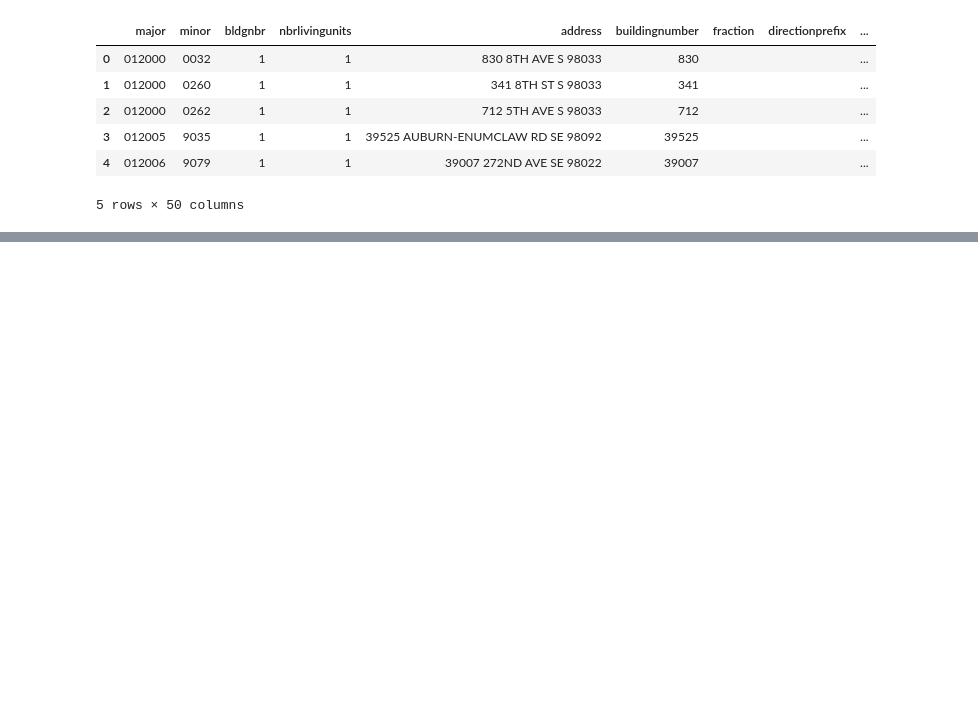
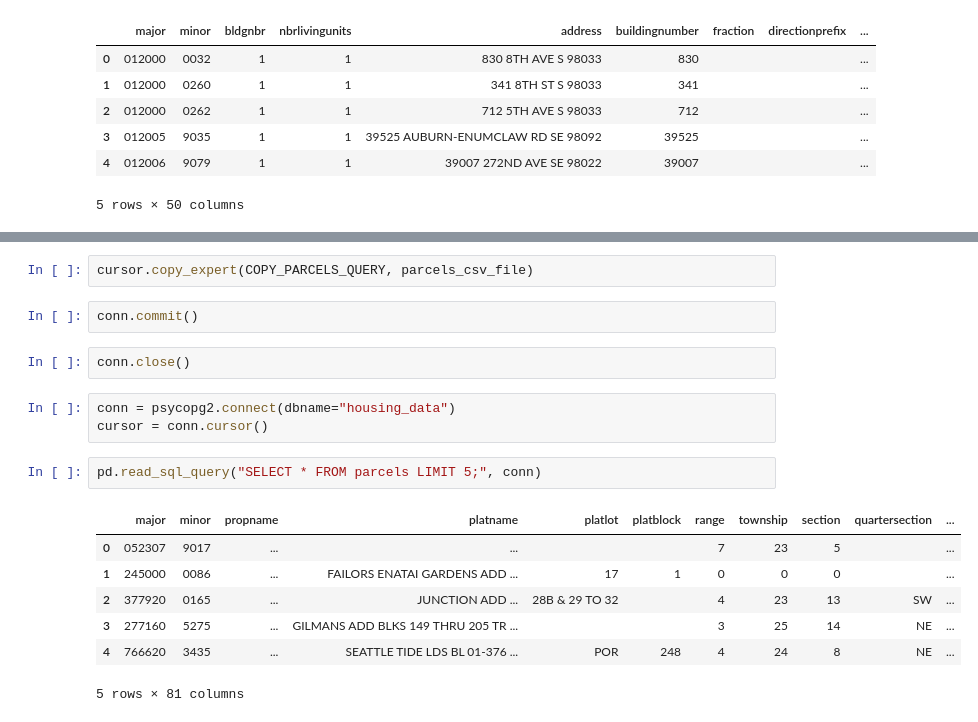
Before and after one commit to hoffm386/housing-price-statistical-analysis, a Jupyter notebook: data/02_csv_to_sql_exploration.ipynb, the cells around one changed output, grey strips where cells are left out. Cells and saved outputs as stored; diff of their text form; blank space fills up the shorter version.

Commit message:
python code to copy parcels CSV to postgres database

```diff
--- a/data/02_csv_to_sql_exploration.ipynb
+++ b/data/02_csv_to_sql_exploration.ipynb
@@ -438,0 +906,19 @@ pd.read_sql_query("SELECT * FROM buildings LIMIT 5;", conn)
+# %%
+cursor.copy_expert(COPY_PARCELS_QUERY, parcels_csv_file)
+# %%
+conn.commit()
+# %%
+conn.close()
+# %%
+conn = psycopg2.connect(dbname="housing_data")
+cursor = conn.cursor()
+# %%
+pd.read_sql_query("SELECT * FROM parcels LIMIT 5;", conn)
+# %% [output]
+|  | major | minor | propname | platname | platlot | platblock | range | township | section | quartersection | ... |
+| 0 | 052307 | 9017 | ... | ... |  |  | 7 | 23 | 5 |  | ... |
+| 1 | 245000 | 0086 | ... | FAILORS ENATAI GARDENS ADD ... | 17 | 1 | 0 | 0 | 0 |  | ... |
+| 2 | 377920 | 0165 | ... | JUNCTION ADD ... | 28B & 29 TO 32 |  | 4 | 23 | 13 | SW | ... |
+| 3 | 277160 | 5275 | ... | GILMANS ADD BLKS 149 THRU 205 TR ... |  |  | 3 | 25 | 14 | NE | ... |
+| 4 | 766620 | 3435 | ... | SEATTLE TIDE LDS BL 01-376 ... | POR | 248 | 4 | 24 | 8 | NE | ... |
+5 rows × 81 columns
```
Also changed, not shown: parts of 44 cells of this notebook, 2 other files.
